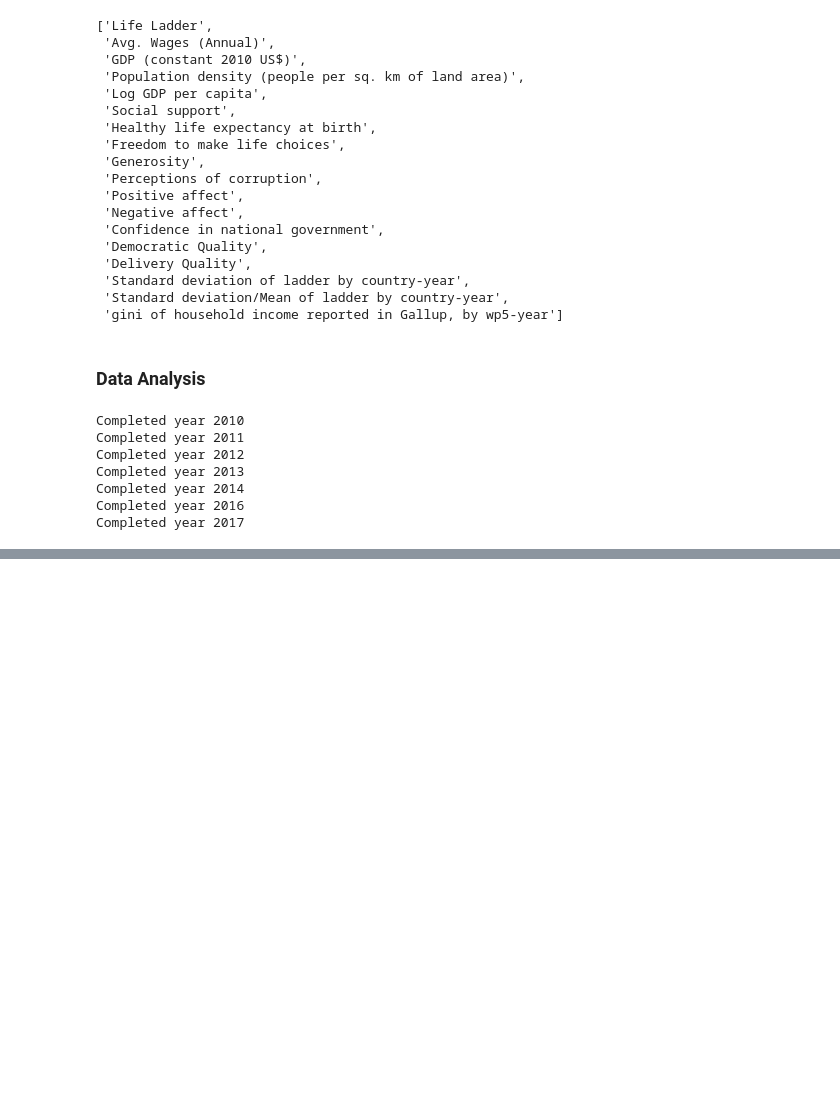
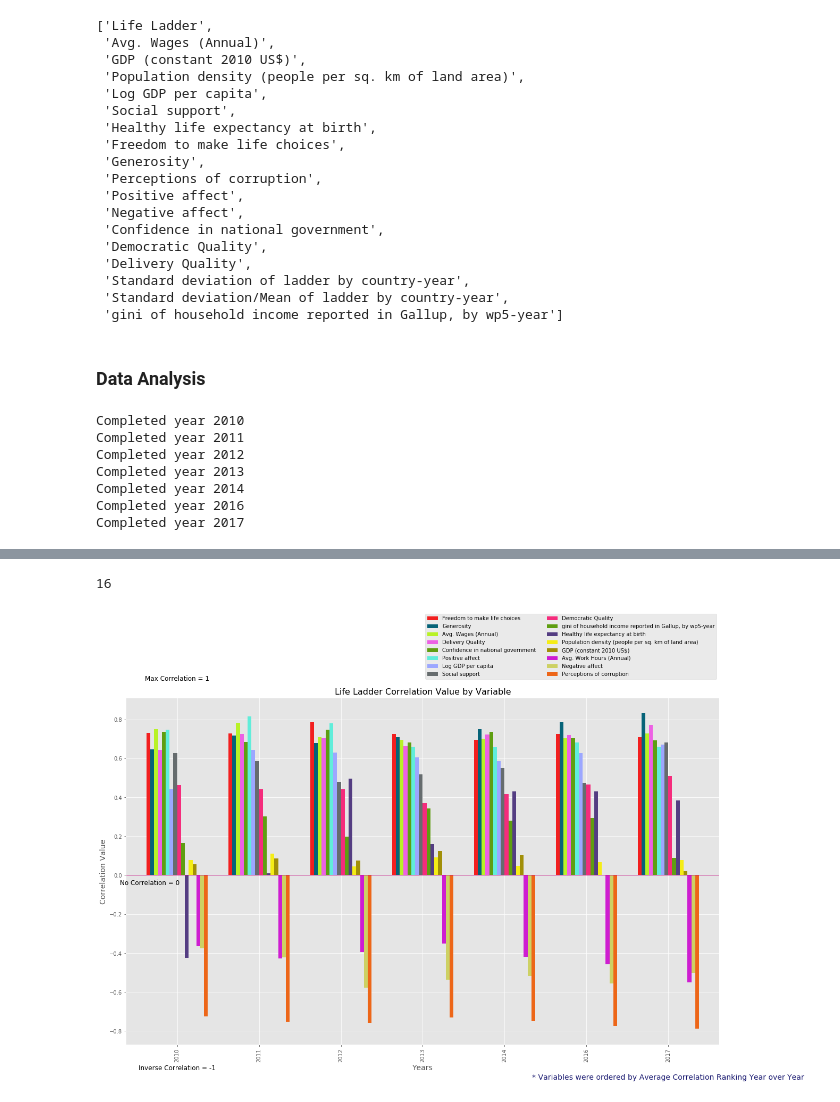
Before and after one commit to JosefinaAureaAmaro/04_Project_Python_MachineLearning, a Jupyter notebook: static/py/Josefina_Machine_Learning.ipynb, the cells around one changed output, grey strips where cells are left out. Drawn from its saved outputs; the diff is of its cells as text; code cells hidden in the pictures; blank space fills up the shorter version.

```diff
--- a/static/py/Josefina_Machine_Learning.ipynb
+++ b/static/py/Josefina_Machine_Learning.ipynb
@@ -283,0 +320,3 @@ result_v1
+# %%
+ordered_columns = list(avg_rank_per_col.index)
+ordered_columns
@@ -283,0 +341,43 @@ result_v1
+# %%
+# rearranged columns for charting
+annual_life_ladder_corr_table_rev1 = annual_life_ladder_corr_table[ordered_columns]
+annual_avg_rank_table_rev1 = annual_avg_rank_table[ordered_columns]
+# %%
+# to assign the depedent variable columns to a list
+dep_var_columns = list(annual_life_ladder_corr_table_rev1.iloc[:,:-1].columns)
+# %%
+# colors for the graph
+colors = ['#f21f1f','#066378','#b8f227','#ed61e4','#5f9e11','#61edda','#9ca7ff','#666c6e','#f52c7c','#5f9e11','#543d82','#f5ed16','#a18f08','#ce1dd1','#cdd164','#ed6618']
+# %%
+len(colors)
+# %% [output]
+16
+# %%
+# to graph the variance in life ladder correlation values year over year
+y = dep_var_columns
+y_pos = np.arange(len(years))
+
+#chart
+ax = annual_life_ladder_corr_table_rev1.plot(x='Year', y=y, kind='bar', color=colors, width=.75)
+
+#legend
+ax.legend(bbox_to_anchor=(1, 1.25),loc='lower', ncol=2)
+
+# to highlight no correlation
+ax.axhline(y=0, color='mediumvioletred',linewidth=1)
+
+# to insert comment
+ax.text(0,1, 'Max Correlation = 1',ha='center', fontsize=12)
+ax.text(0,-1, 'Inverse Correlation = -1', ha='center', fontsize=12)
+ax.text(-.7,-.05, 'No Correlation = 0', fontsize=12)
+ax.text(6,-1.05, '* Variables were ordered by Average Correlation Ranking Year over Year', ha='center', color='midnightblue', fontsize=14)
+
+
+#axis labels
+ax.set_xlabel('Years', fontsize = 14)
+ax.set_ylabel('Correlation Value', fontsize=14)
+ax.set_title(r'Life Ladder Correlation Value by Variable', fontsize=16);
+
+plt.savefig('../charts/Life_Ladder_Correlation_Value.svg',format="svg",bbox_inches='tight')
+# %% [output]
+[figure, added]
```
Also changed, not shown: parts of 17 cells of this notebook, 1 other file.
